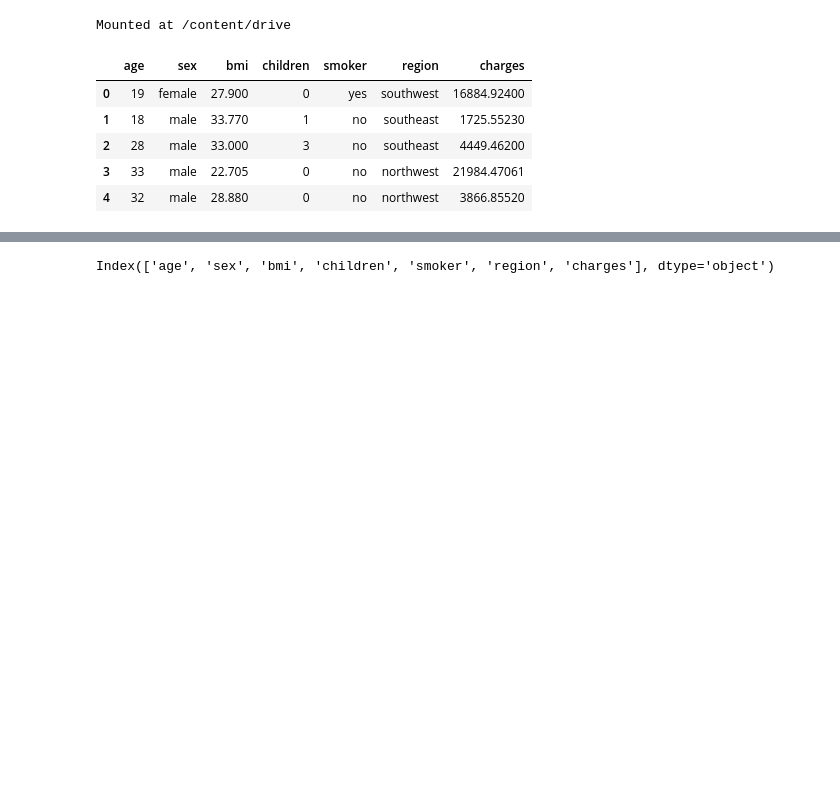
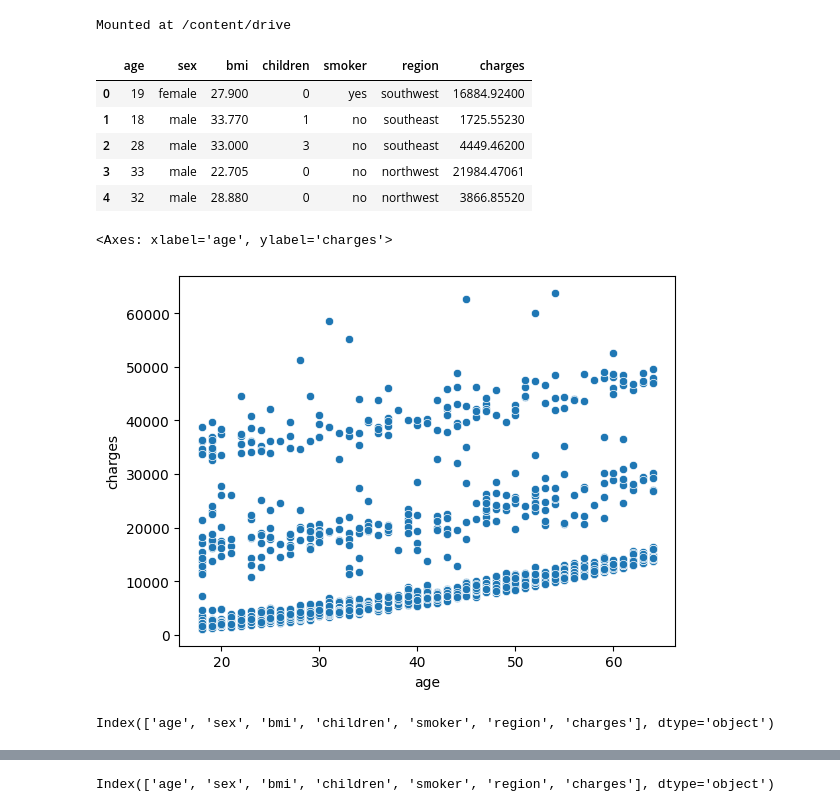
Before and after one commit to BrilliantChard/Python-and-ML, a Jupyter notebook: Scatter_Plots.ipynb, the cells around one changed output, grey strips where cells are left out. Cells and saved outputs as stored; diff of their text form; code cells hidden in the pictures; blank space fills up the shorter version.

```diff
--- a/Scatter_Plots.ipynb
+++ b/Scatter_Plots.ipynb
@@ -19,3 +19,12 @@ insurance_data.head()
 | 2 | 28 | male | 33.000 | 3 | no | southeast | 4449.46200 |
 | 3 | 33 | male | 22.705 | 0 | no | northwest | 21984.47061 |
 | 4 | 32 | male | 28.880 | 0 | no | northwest | 3866.85520 |
+# %%
+sns.scatterplot(x='age', y='charges', data=insurance_data)
+# %% [output]
+<Axes: xlabel='age', ylabel='charges'>
+[figure, added]
+# %%
+insurance_data.columns
+# %% [output]
+Index(['age', 'sex', 'bmi', 'children', 'smoker', 'region', 'charges'], dtype='object')
```
Also changed, not shown: parts of 2 cells of this notebook.
